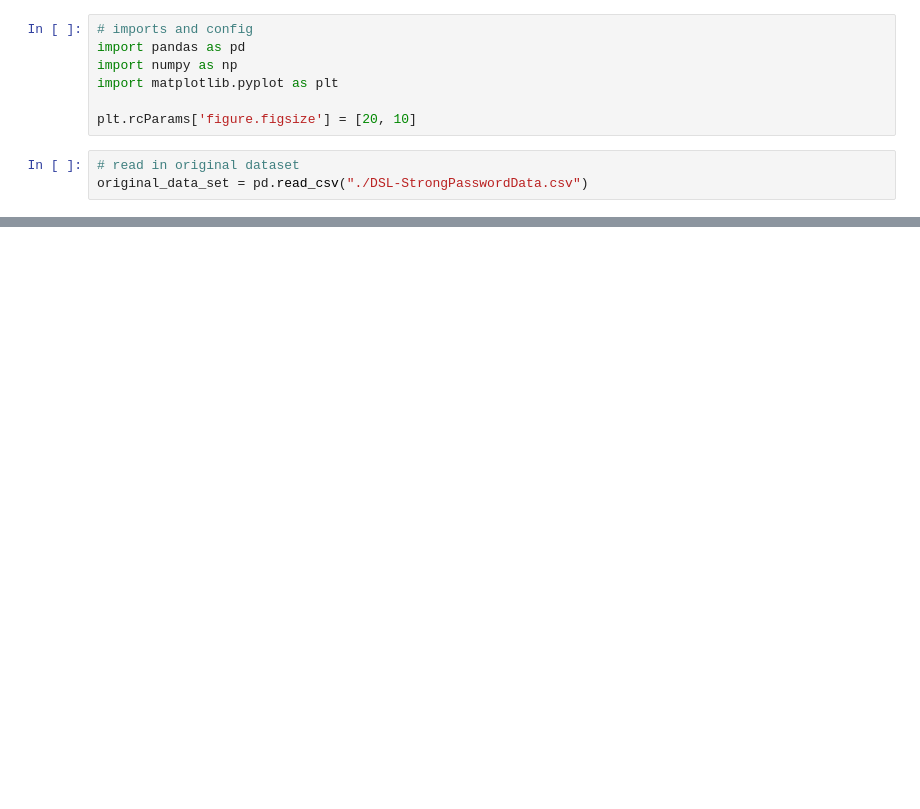
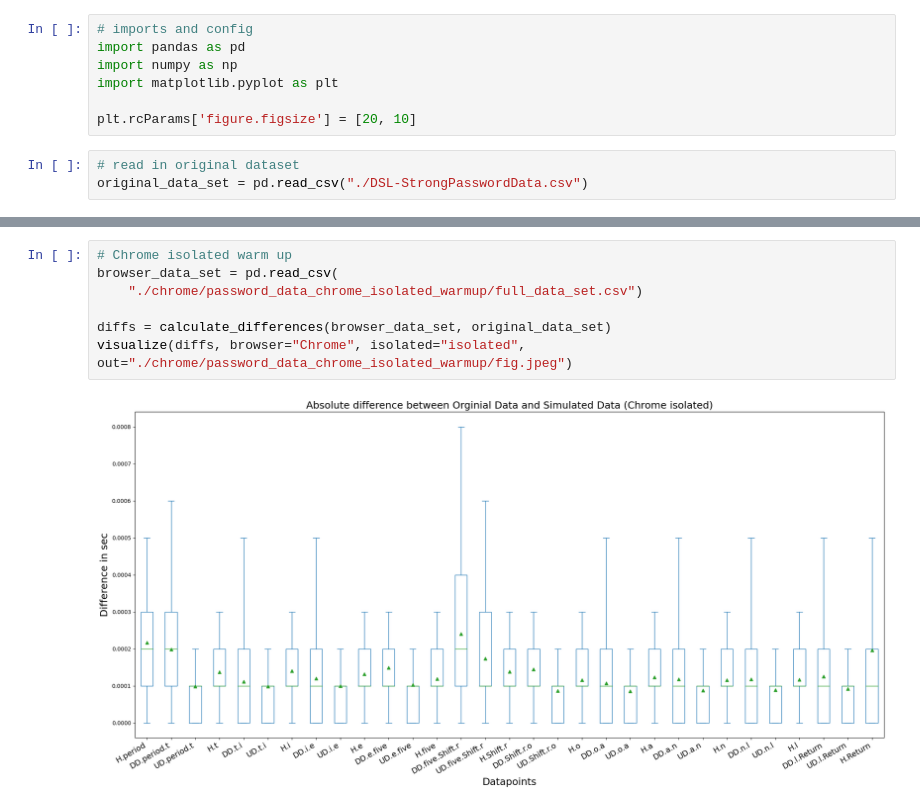
Before and after one commit to wutterfly/browser-timer-results, a Jupyter notebook: password/pw_analysis.ipynb, the cells around one changed output, grey strips where cells are left out. Saved outputs shown, nothing was run; the diff lists cells and outputs as text; blank space fills up the shorter version.

```diff
--- a/password/pw_analysis.ipynb
+++ b/password/pw_analysis.ipynb
@@ -141,3 +166,12 @@ visualize(diffs, browser="Chrome", isolated="isolated", out="./chrome/password_d
+# %%
+# Chrome isolated warm up
+browser_data_set = pd.read_csv(
+    "./chrome/password_data_chrome_isolated_warmup/full_data_set.csv")
+
+diffs = calculate_differences(browser_data_set, original_data_set)
+visualize(diffs, browser="Chrome", isolated="isolated", out="./chrome/password_data_chrome_isolated_warmup/fig.jpeg")
+# %% [output]
+[figure, added]
 # %%
 # Chrome unisolated
 browser_data_set = pd.read_csv(
```
Also changed, not shown: parts of 25 cells of this notebook, 45 other files.
